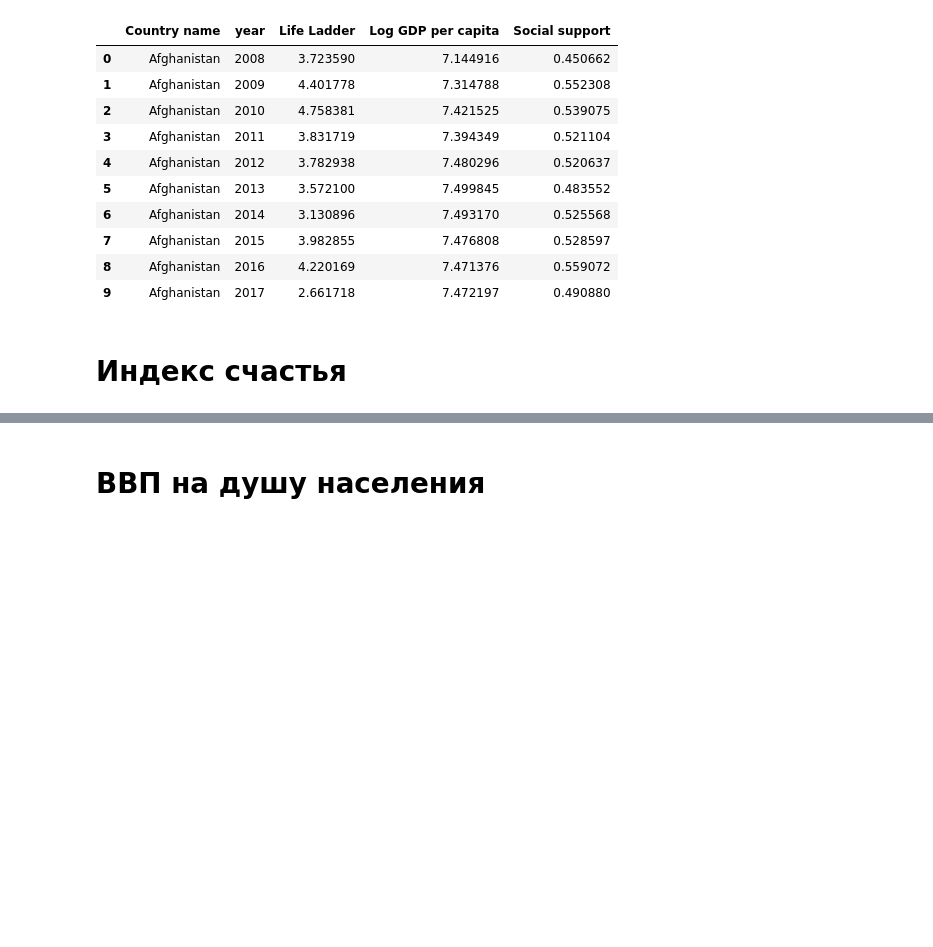
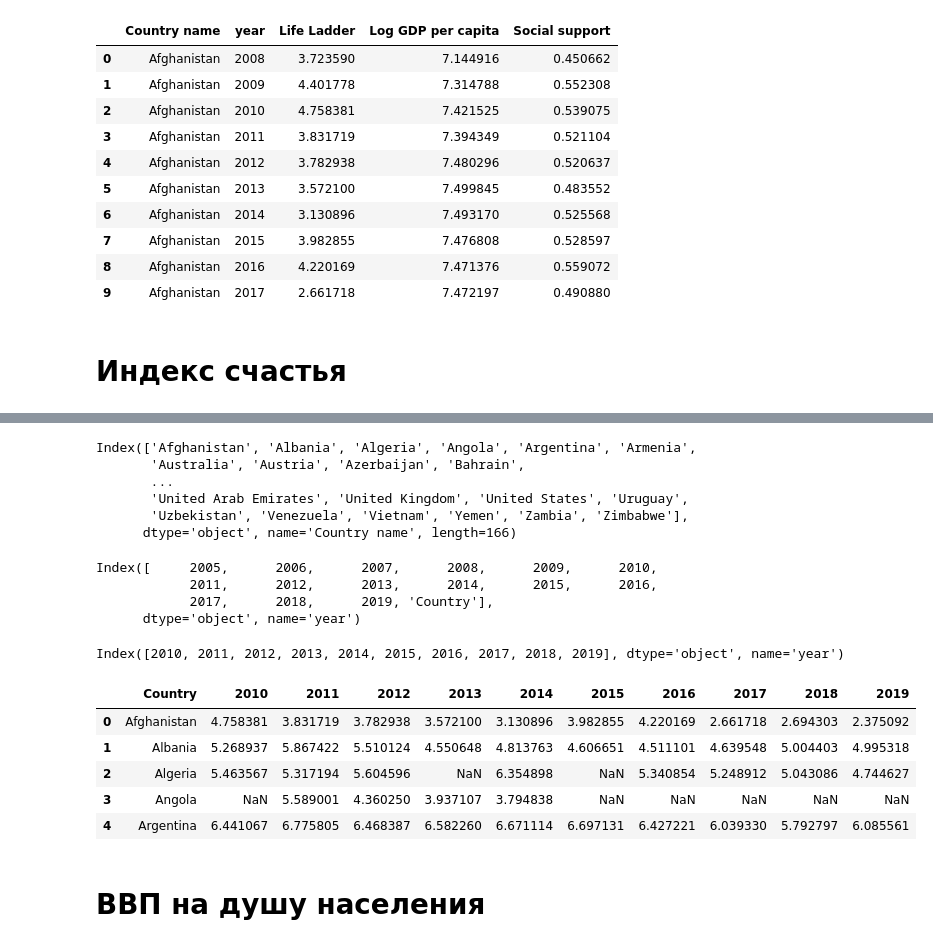
Before and after one commit to team-hack-0819/social-env, a Jupyter notebook: data.ipynb, the cells around one changed output, grey strips where cells are left out. Saved outputs shown, nothing was run; the diff lists cells and outputs as text; code cells hidden in the pictures; blank space fills up the shorter version.

```diff
--- a/data.ipynb
+++ b/data.ipynb
@@ -131,6 +131,39 @@ tab1.head()
 | Algeria | NaN | NaN | NaN | NaN | NaN | 5.463567 | 5.317194 | 5.604596 | NaN | 6.354898 | ... |
 | Angola | NaN | NaN | NaN | NaN | NaN | NaN | 5.589001 | 4.360250 | 3.937107 | 3.794838 | ... |
 | Argentina | NaN | 6.312925 | 6.073158 | 5.961034 | 6.424133 | 6.441067 | 6.775805 | 6.468387 | 6.582260 | 6.671114 | ... |
+# %%
+tab1.index
+# %% [output]
+Index(['Afghanistan', 'Albania', 'Algeria', 'Angola', 'Argentina', 'Armenia',
+       'Australia', 'Austria', 'Azerbaijan', 'Bahrain',
+       ...
+       'United Arab Emirates', 'United Kingdom', 'United States', 'Uruguay',
+       'Uzbekistan', 'Venezuela', 'Vietnam', 'Yemen', 'Zambia', 'Zimbabwe'],
+      dtype='object', name='Country name', length=166)
+# %%
+tab1.columns
+# %% [output]
+Index([     2005,      2006,      2007,      2008,      2009,      2010,
+            2011,      2012,      2013,      2014,      2015,      2016,
+            2017,      2018,      2019, 'Country'],
+      dtype='object', name='year')
+# %%
+tab1 = tab1[[2010,2011,2012,2013,2014,2015,2016,2017,2018,2019]]
+tab1.columns
+# %% [output]
+Index([2010, 2011, 2012, 2013, 2014, 2015, 2016, 2017, 2018, 2019], dtype='object', name='year')
+# %%
+tab1_1 = pd.DataFrame(tab1.values, columns = ['2010','2011','2012','2013','2014','2015','2016','2017','2018','2019'])
+tab1_1['Country'] = tab1.index
+tab1_1 = tab1_1[['Country'] + tab1_1.columns[:-1].tolist()]
+tab1_1.head()
+# %% [output]
+|  | Country | 2010 | 2011 | 2012 | 2013 | 2014 | 2015 | 2016 | 2017 | 2018 | 2019 |
+| 0 | Afghanistan | 4.758381 | 3.831719 | 3.782938 | 3.572100 | 3.130896 | 3.982855 | 4.220169 | 2.661718 | 2.694303 | 2.375092 |
+| 1 | Albania | 5.268937 | 5.867422 | 5.510124 | 4.550648 | 4.813763 | 4.606651 | 4.511101 | 4.639548 | 5.004403 | 4.995318 |
+| 2 | Algeria | 5.463567 | 5.317194 | 5.604596 | NaN | 6.354898 | NaN | 5.340854 | 5.248912 | 5.043086 | 4.744627 |
+| 3 | Angola | NaN | 5.589001 | 4.360250 | 3.937107 | 3.794838 | NaN | NaN | NaN | NaN | NaN |
+| 4 | Argentina | 6.441067 | 6.775805 | 6.468387 | 6.582260 | 6.671114 | 6.697131 | 6.427221 | 6.039330 | 5.792797 | 6.085561 |
 # %% [markdown]
 # ВВП на душу населения
 # %%
```
Also changed, not shown: parts of 7 cells of this notebook.
